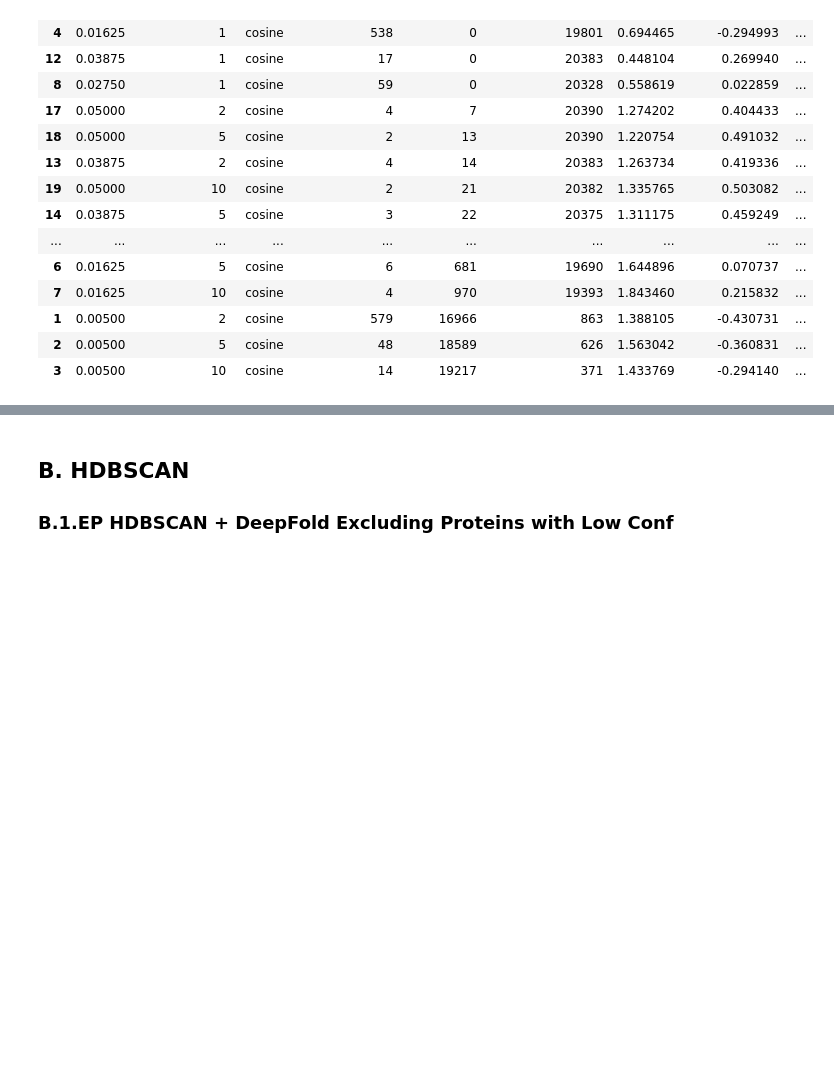
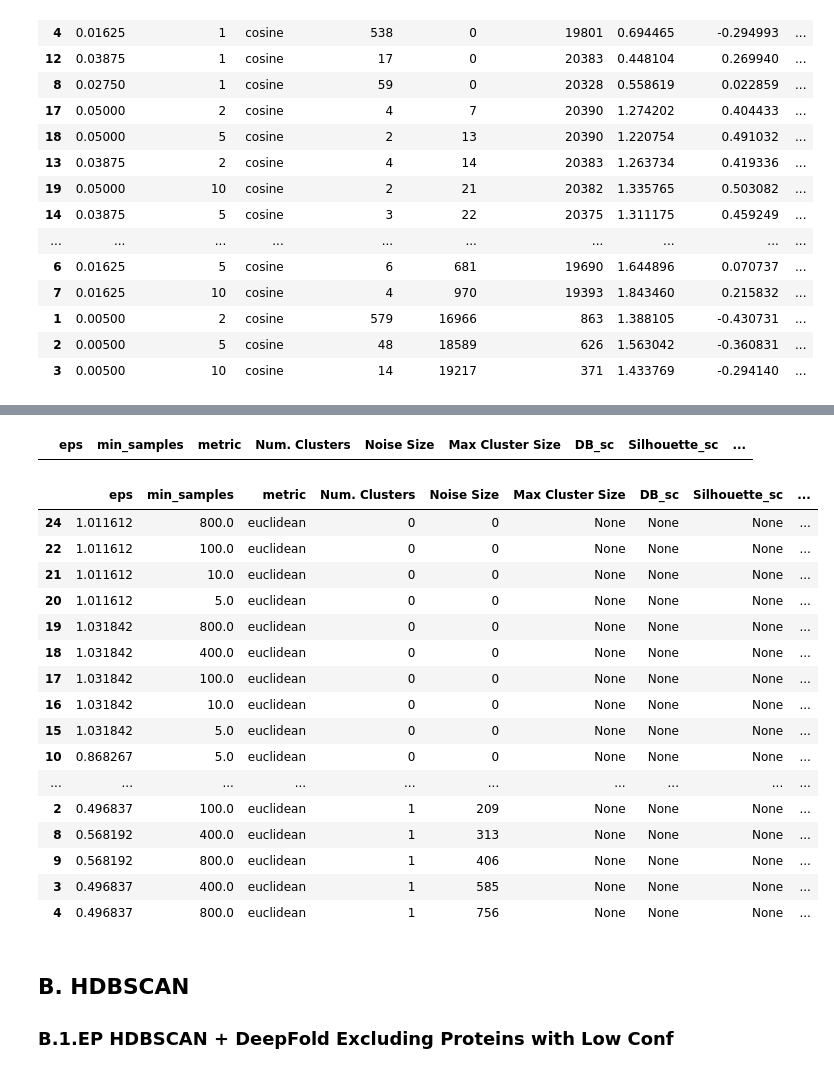
Before and after one commit to dptrsa-300/pss, a Jupyter notebook: Models.ipynb, the cells around one changed output, grey strips where cells are left out. Saved outputs shown, nothing was run; the diff lists cells and outputs as text; code cells hidden in the pictures; blank space fills up the shorter version.

```diff
--- a/Models.ipynb
+++ b/Models.ipynb
@@ -997,0 +996,9 @@ Elbow Y: 0.8448654220327962
+# %%
+eps_vals = []
+n_neighbors = [5, 10, 100, 400, 800]
+for n_neigh in n_neighbors:
+    elbow, elbow_y = find_elbow(n_neighbors=n_neigh,
+                                X_embed=X_curvenet_ep,
+                               curve='concave',
+                               direction='increasing')
+    eps_vals.append(elbow_y)
@@ -997,0 +1038,5 @@ Elbow Y: 0.8448654220327962
+# %%
+input_est_curvenet = pd.DataFrame(data=[n_neighbors, eps_vals],
+                                  ).transpose()
+input_est_curvenet.columns=["n_neighbors", "eps"]
+input_est_curvenet
@@ -1387,0 +1586,9 @@ a3_gridsearch
+# %%
+### from elbow
+range_eps         = input_est_curvenet.eps
+range_min_samples = input_est_curvenet.n_neighbors
+
+a3ep_gridsearch = ev.dbscan_gridsearch(X_curvenet_ep,
+                                     range_eps,
+                                     range_min_samples,
+                                     metric='euclidean')
@@ -1388,3 +1613,30 @@ a3_gridsearch
+# %%
+a3ep_gridsearch[
+    (a3ep_gridsearch["Noise Size"] > 0)
+    & (a3ep_gridsearch["Num. Clusters"] > 50)
+]
+# %% [output]
+|  | eps | min_samples | metric | Num. Clusters | Noise Size | Max Cluster Size | DB_sc | Silhouette_sc | ... |
+# %%
+a3ep_gridsearch
+# %% [output]
+|  | eps | min_samples | metric | Num. Clusters | Noise Size | Max Cluster Size | DB_sc | Silhouette_sc | ... |
+| 24 | 1.011612 | 800.0 | euclidean | 0 | 0 | None | None | None | ... |
+| 22 | 1.011612 | 100.0 | euclidean | 0 | 0 | None | None | None | ... |
+| 21 | 1.011612 | 10.0 | euclidean | 0 | 0 | None | None | None | ... |
+| 20 | 1.011612 | 5.0 | euclidean | 0 | 0 | None | None | None | ... |
+| 19 | 1.031842 | 800.0 | euclidean | 0 | 0 | None | None | None | ... |
+| 18 | 1.031842 | 400.0 | euclidean | 0 | 0 | None | None | None | ... |
+| 17 | 1.031842 | 100.0 | euclidean | 0 | 0 | None | None | None | ... |
+| 16 | 1.031842 | 10.0 | euclidean | 0 | 0 | None | None | None | ... |
+| 15 | 1.031842 | 5.0 | euclidean | 0 | 0 | None | None | None | ... |
+| 10 | 0.868267 | 5.0 | euclidean | 0 | 0 | None | None | None | ... |
+| ... | ... | ... | ... | ... | ... | ... | ... | ... | ... |
+| 2 | 0.496837 | 100.0 | euclidean | 1 | 209 | None | None | None | ... |
+| 8 | 0.568192 | 400.0 | euclidean | 1 | 313 | None | None | None | ... |
+| 9 | 0.568192 | 800.0 | euclidean | 1 | 406 | None | None | None | ... |
+| 3 | 0.496837 | 400.0 | euclidean | 1 | 585 | None | None | None | ... |
+| 4 | 0.496837 | 800.0 | euclidean | 1 | 756 | None | None | None | ... |
 # %%
 a3_model = DBSCAN(eps=0.0500,
                   min_samples=2,
```
Also changed, not shown: parts of 107 cells of this notebook, 1 other file.
